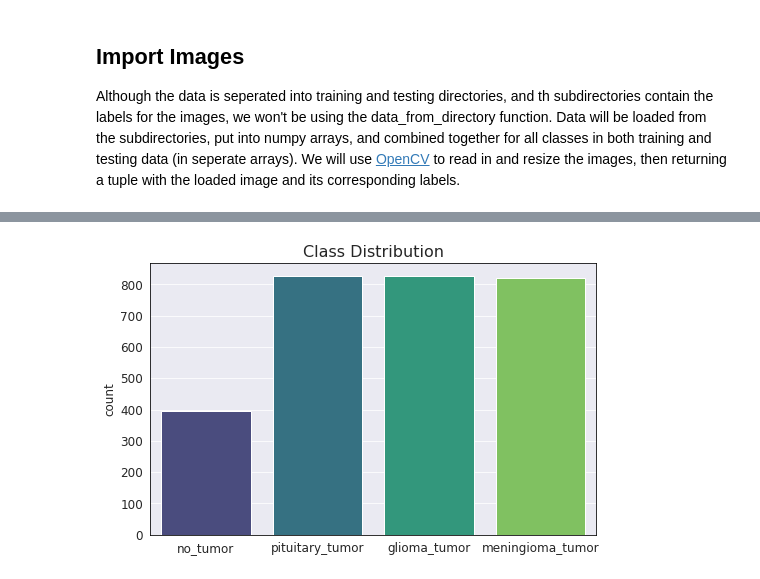
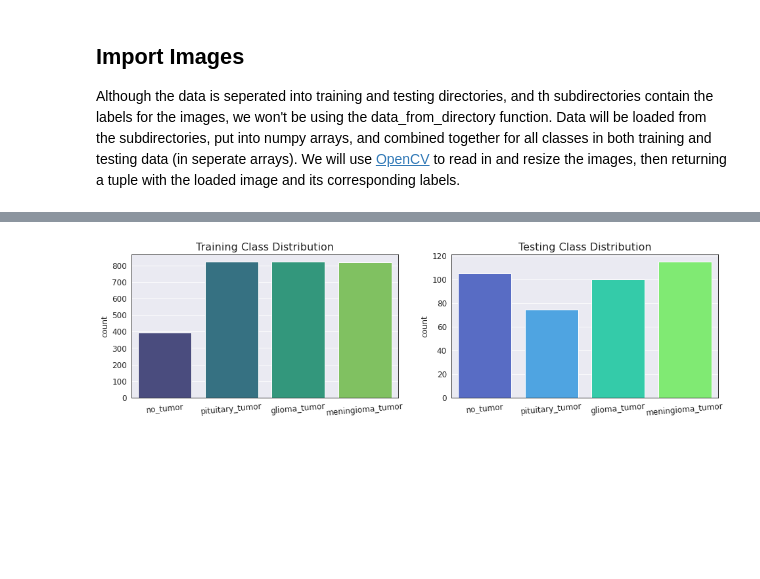
Before and after one commit to dhelms1/brain_tumor, a Jupyter notebook: MRImodeling.ipynb, the cells around one changed output, grey strips where cells are left out. Saved outputs shown, nothing was run; the diff lists cells and outputs as text; code cells hidden in the pictures; blank space fills up the shorter version.

Commit message:
image loading generalized, all data loaded

```diff
--- a/MRImodeling.ipynb
+++ b/MRImodeling.ipynb
@@ -41,14 +41,14 @@ tf.__version__
 
 Although the data is seperated into training and testing directories, and th subdirectories contain the labels for the images, we won't be using the data_from_directory function. Data will be loaded from the subdirectories, put into numpy arrays, and combined together for all classes in both training and testing data (in seperate arrays). We will use [OpenCV](https://docs.opencv.org/master/) to read in and resize the images, then returning a tuple with the loaded image and its corresponding labels.
 # %%
-def load_training_image(sub_dir):
+def load_images(main_dir, sub_dir):
     '''
-    Using OpenCV, load the training images for a directory and return the image/label as a tuple.
-    Image will be resized to a specific size (224x224). Filenames will also be returned to be used
+    Using OpenCV, load the images for a directory and return the image/label as a tuple.
+    Image will be resized to 224x224. Filenames will also be returned to be used
     for plotting loaded images against filenames to make sure they were correctly loaded and labeled.
     '''
-    filenames = glob.glob(f'Training/{sub_dir}/*.jpg')
-    assert len(filenames) == len(os.listdir(f'Training/{sub_dir}')) # make sure all images loaded
+    filenames = glob.glob(f'{main_dir}/{sub_dir}/*.jpg')
+    assert len(filenames) == len(os.listdir(f'{main_dir}/{sub_dir}')) # make sure all images loaded
     x = np.array([cv2.resize(cv2.imread(fname), (IMG_SIZE, IMG_SIZE), interpolation = cv2.INTER_AREA) for fname in filenames])
     y = np.array([sub_dir] * len(filenames)) # create labels for images (sub directory name)
     assert len(x) == len(y) # make sure each image has a label
@@ -79,0 +100,18 @@ Loaded 2870 training images in 14.775 seconds.
+# %%
+img_type = 'Testing'
+sub_dir_names = next(os.walk(img_type))[1] # get training subdirectories
+start = time.time() # start time
+
+# create initial arrays for first subdirectory
+x_test, y_test, filenames_test = load_images(img_type,'no_tumor')
+print('Successfully loaded no_tumor directory.')
+
+# concatenate remaining subdirectories to the above arrays
+for sub_dir in sub_dir_names[1:4]:
+    x_tmp, y_tmp, filenames_tmp = load_images(img_type, sub_dir)
+    x_test = np.concatenate([x_test, x_tmp], axis=0)
+    y_test = np.concatenate([y_test, y_tmp], axis=0)
+    filenames_test = np.concatenate([filenames_test, filenames_tmp], axis=0)
+    print(f'Successfully loaded {sub_dir} directory.')
+
+print(f'\nLoaded {len(x_test)} {img_type} images in {round(time.time() - start, 3)} seconds.') # 394 total testing images
@@ -80,7 +132,13 @@ Loaded 2870 training images in 14.775 seconds.
 # %%
-plt.figure(figsize=(8,5))
-sns.countplot(x=y, palette=sns.color_palette('viridis', 4))
-plt.title('Class Distribution')
+plt.figure(figsize=(16,4))
+ax1 = plt.subplot(1,2,1)
+sns.countplot(x=y_train, palette=sns.color_palette('viridis', 4))
+plt.title('Training Class Distribution')
+plt.xticks(rotation=5)
+ax2 = plt.subplot(1,2,2)
+sns.countplot(x=y_test, palette=sns.color_palette('turbo', 8))
+plt.title('Testing Class Distribution')
+plt.xticks(rotation=5)
 plt.show();
 # %% [output]
-[figure, old version]
+[figure, new version]
```
Also changed, not shown: parts of 15 cells of this notebook.
